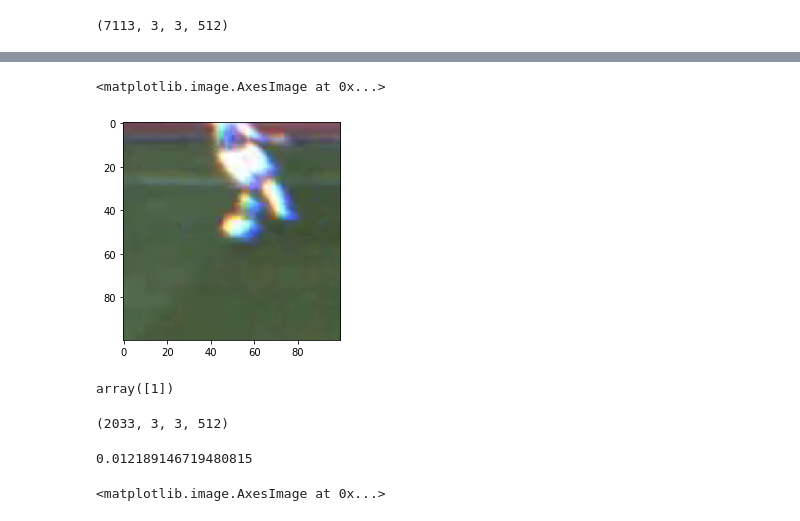
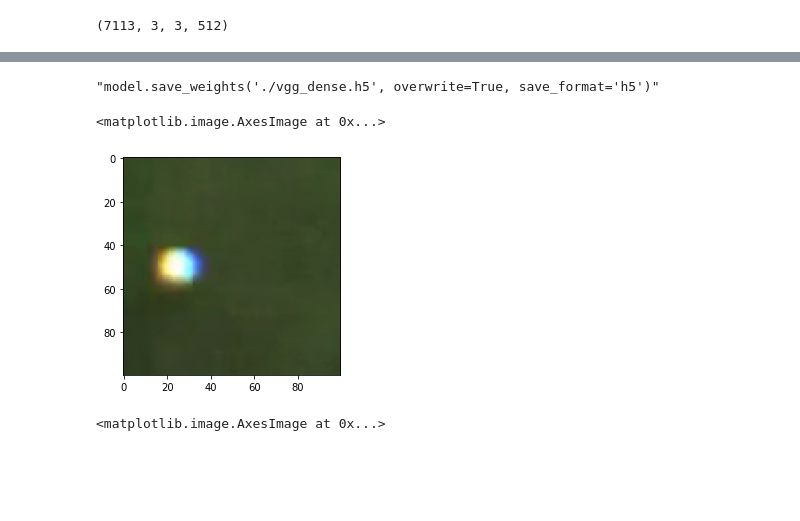
Before and after one commit to sid2610/HPE_Goal, a Jupyter notebook: BallTracking.ipynb, the cells around one changed output, grey strips where cells are left out. Drawn from its saved outputs; the diff is of its cells as text; code cells hidden in the pictures; blank space fills up the shorter version.

```diff
--- a/BallTracking.ipynb
+++ b/BallTracking.ipynb
@@ -351,2 +323,4 @@ _________________________________________________________________
 # %%
-model.save_weights('./vgg_dense.h5', overwrite=True, save_format='h5')
+'''model.save_weights('./vgg_dense.h5', overwrite=True, save_format='h5')'''
+# %% [output]
+"model.save_weights('./vgg_dense.h5', overwrite=True, save_format='h5')"
@@ -374,9 +332,5 @@ step = 20
 # %%
-plt.imshow(x_test[0])
+plt.imshow(trainx[0])
 # %% [output]
 <matplotlib.image.AxesImage at 0x...>
-[figure, old version]
+[figure, new version]
-# %%
-y_test[0]
-# %% [output]
-array([1])
@@ -385,4 +336,0 @@ t = vgg.predict(x_test)
-# %%
-t.shape
-# %% [output]
-(2033, 3, 3, 512)
@@ -391,7 +337,3 @@ y_t = model.predict(t)
-# %%
-np.average(np.absolute(y_test-y_t))
-# %% [output]
-0.012189146719480815
 # %%
 test = plt.imread('sample.png')
 # %%
```
Also changed, not shown: parts of 70 cells of this notebook.
